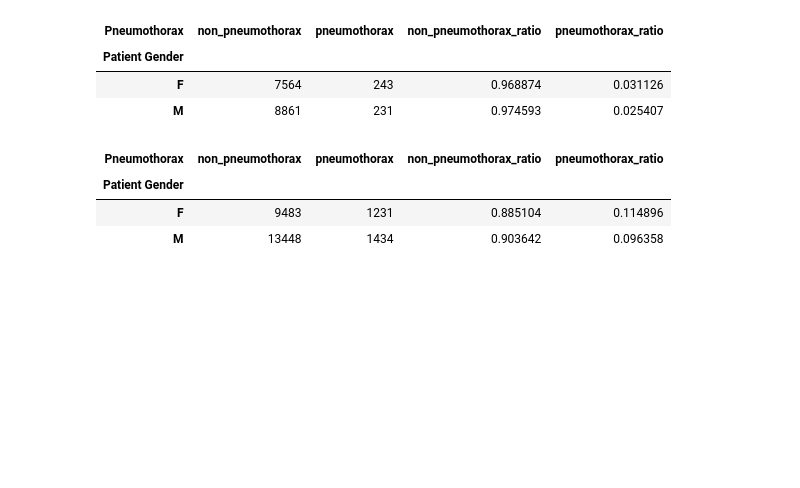
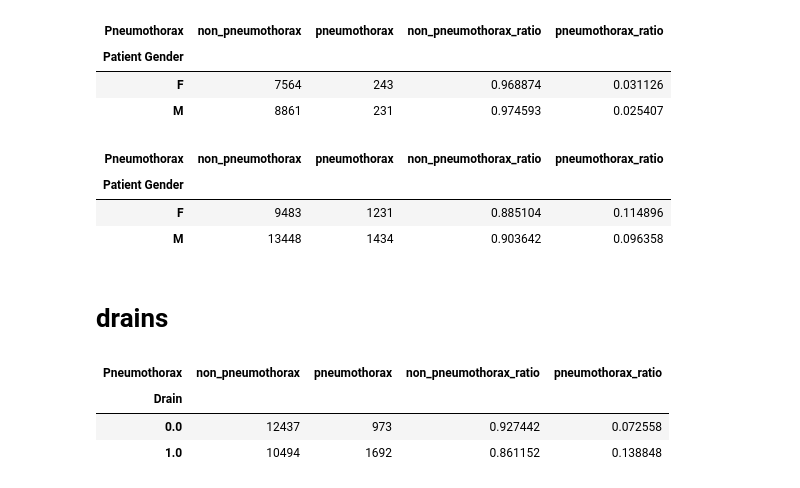
Before and after one commit to nikodice4/MedCLIP_shortcuts, a Jupyter notebook: notebooks/look_into_stats.ipynb, the cells around one changed output. Saved outputs shown, nothing was run; the diff lists cells and outputs as text; code cells hidden in the pictures; blank space fills up the shorter version.

```diff
--- a/notebooks/look_into_stats.ipynb
+++ b/notebooks/look_into_stats.ipynb
@@ -229,3 +279,21 @@ summary_test_chestx
 | Patient Gender |  |  |  |  |
 | F | 9483 | 1231 | 0.885104 | 0.114896 |
 | M | 13448 | 1434 | 0.903642 | 0.096358 |
+# %% [markdown]
+# drains
+# %%
+counts_test_chestx = pd.crosstab(test_chestx["Drain"], test_chestx["Pneumothorax"])
+counts_test_chestx = counts_test_chestx.rename(columns={0: "non_pneumothorax",1: "pneumothorax"})
+
+
+ratios_test_chestx = counts_test_chestx.div(counts_test_chestx.sum(axis=1), axis=0)
+ratios_test_chestx = ratios_test_chestx.add_suffix("_ratio")
+
+
+summary_test_chestx = pd.concat([counts_test_chestx, ratios_test_chestx], axis=1)
+summary_test_chestx
+# %% [output]
+| Pneumothorax | non_pneumothorax | pneumothorax | non_pneumothorax_ratio | pneumothorax_ratio |
+| Drain |  |  |  |  |
+| 0.0 | 12437 | 973 | 0.927442 | 0.072558 |
+| 1.0 | 10494 | 1692 | 0.861152 | 0.138848 |
```
Also changed, not shown: parts of 4 cells of this notebook.
